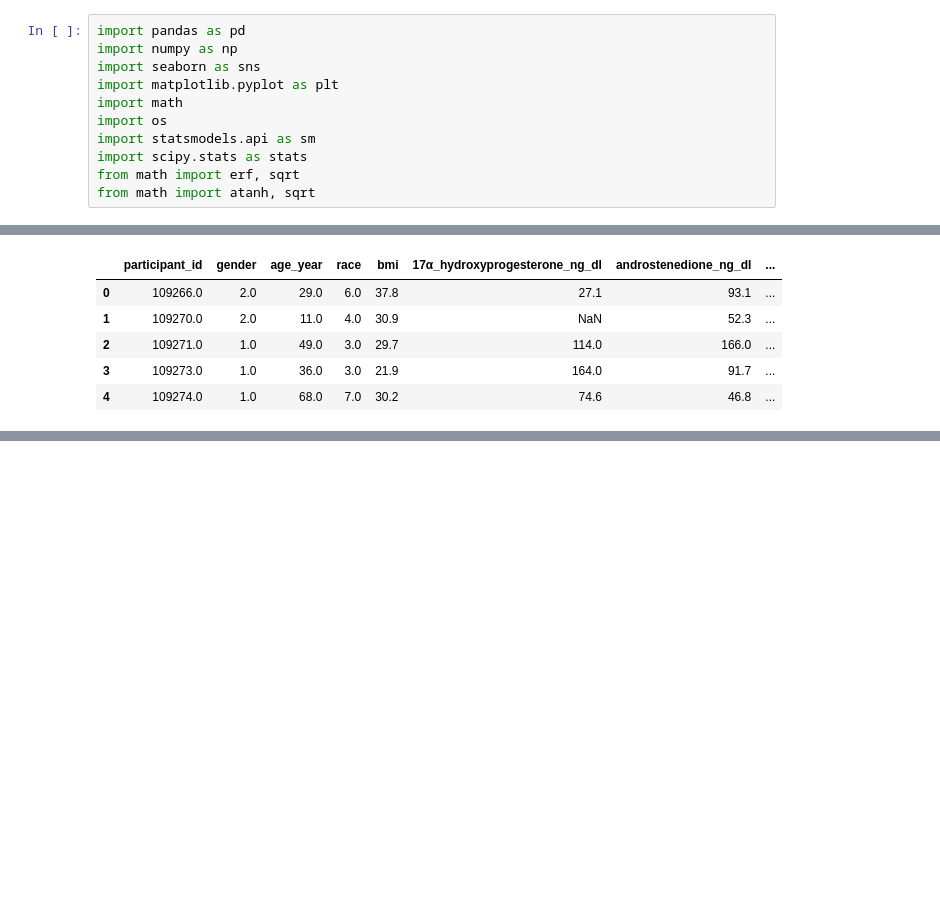
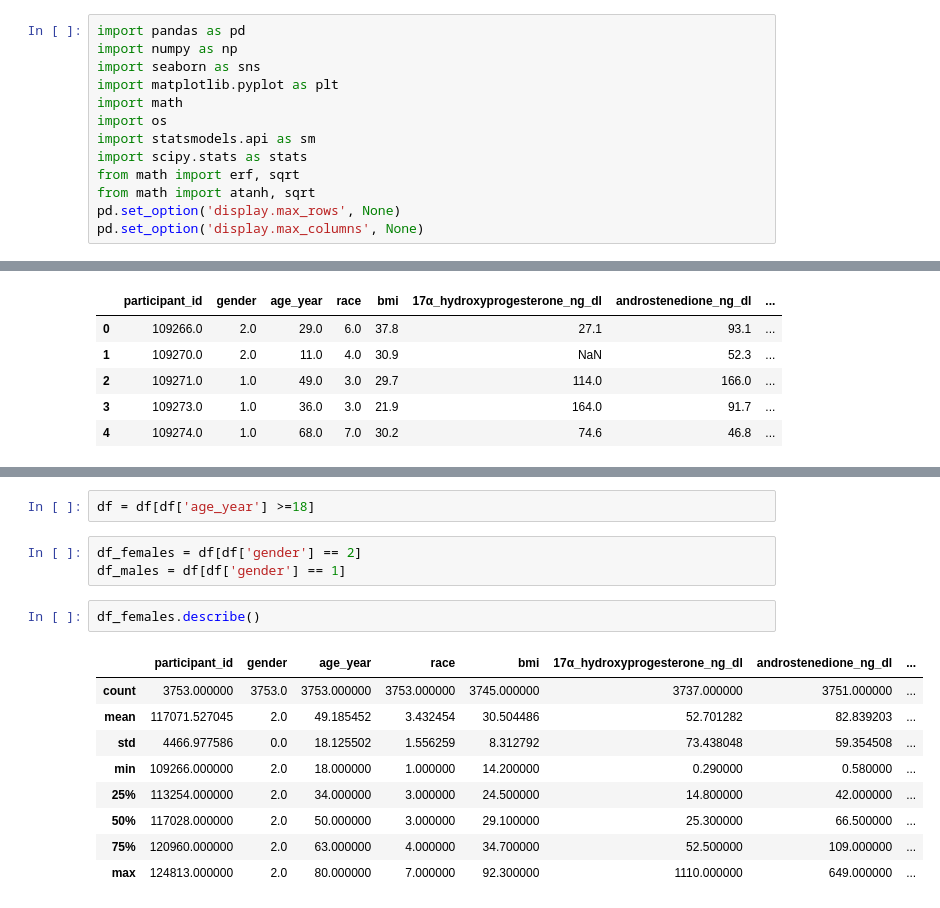
Before and after one commit to eudorach/portfolio_ds_projects, a Jupyter notebook: NHANES_analysis/7_blood_lab_sex_hormone.ipynb, the cells around one changed output, grey strips where cells are left out. Cells and saved outputs as stored; diff of their text form; blank space fills up the shorter version.

```diff
--- a/NHANES_analysis/7_blood_lab_sex_hormone.ipynb
+++ b/NHANES_analysis/7_blood_lab_sex_hormone.ipynb
@@ -105,6 +105,8 @@ import statsmodels.api as sm
 import scipy.stats as stats
 from math import erf, sqrt
 from math import atanh, sqrt
+pd.set_option('display.max_rows', None)
+pd.set_option('display.max_columns', None)
 # %%
 df_d = pd.read_csv('cleaned_demographics.csv')
 df_a = pd.read_csv('cleaned_anthropometry.csv')
@@ -174,3 +176,20 @@ df.describe()
 | 50% | 117054.000000 | 2.000000 | 41.000000 | 3.000000 | 27.100000 | 48.700000 | 63.600000 | ... |
 | 75% | 121001.000000 | 2.000000 | 61.000000 | 4.000000 | 32.400000 | 85.800000 | 95.800000 | ... |
 | max | 124822.000000 | 2.000000 | 80.000000 | 7.000000 | 92.300000 | 1110.000000 | 649.000000 | ... |
+# %%
+df = df[df['age_year'] >=18]
+# %%
+df_females = df[df['gender'] == 2]
+df_males = df[df['gender'] == 1]
+# %%
+df_females.describe()
+# %% [output]
+|  | participant_id | gender | age_year | race | bmi | 17α_hydroxyprogesterone_ng_dl | androstenedione_ng_dl | ... |
+| count | 3753.000000 | 3753.0 | 3753.000000 | 3753.000000 | 3745.000000 | 3737.000000 | 3751.000000 | ... |
+| mean | 117071.527045 | 2.0 | 49.185452 | 3.432454 | 30.504486 | 52.701282 | 82.839203 | ... |
+| std | 4466.977586 | 0.0 | 18.125502 | 1.556259 | 8.312792 | 73.438048 | 59.354508 | ... |
+| min | 109266.000000 | 2.0 | 18.000000 | 1.000000 | 14.200000 | 0.290000 | 0.580000 | ... |
+| 25% | 113254.000000 | 2.0 | 34.000000 | 3.000000 | 24.500000 | 14.800000 | 42.000000 | ... |
+| 50% | 117028.000000 | 2.0 | 50.000000 | 3.000000 | 29.100000 | 25.300000 | 66.500000 | ... |
+| 75% | 120960.000000 | 2.0 | 63.000000 | 4.000000 | 34.700000 | 52.500000 | 109.000000 | ... |
+| max | 124813.000000 | 2.0 | 80.000000 | 7.000000 | 92.300000 | 1110.000000 | 649.000000 | ... |
```
Also changed, not shown: parts of 8 cells of this notebook, 1 other file.
